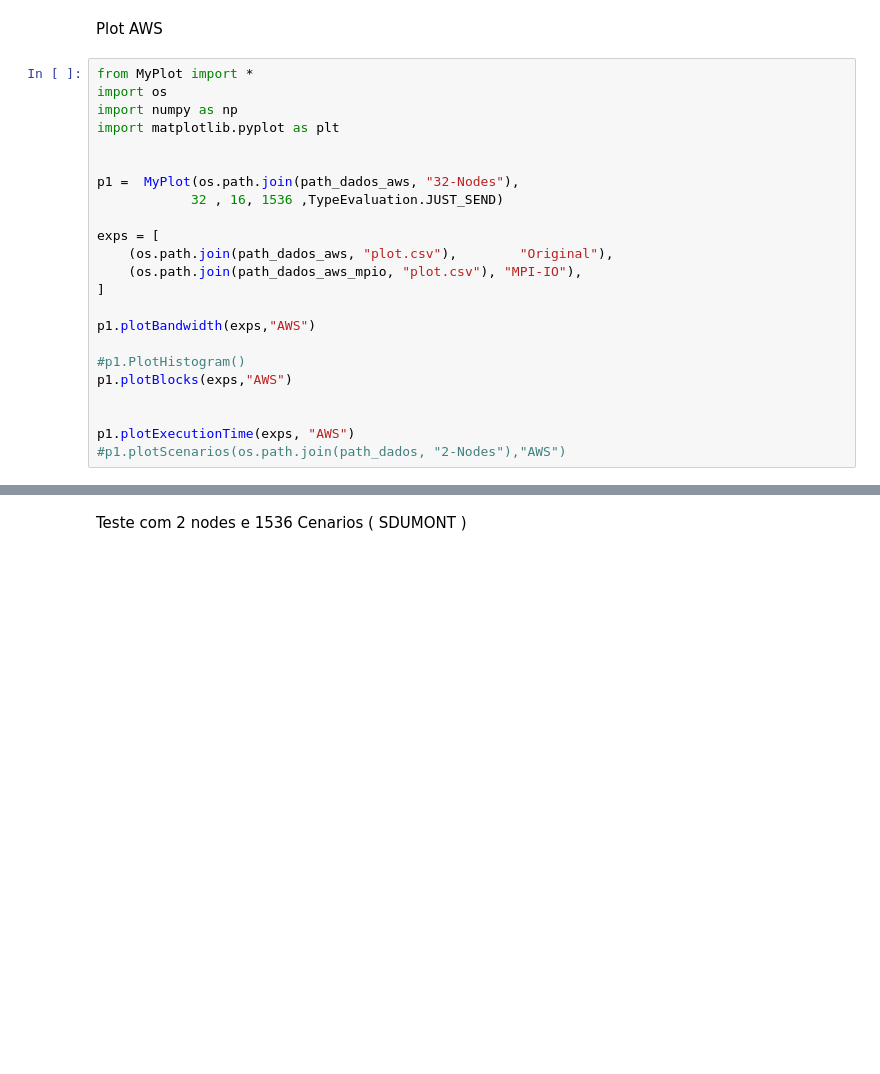
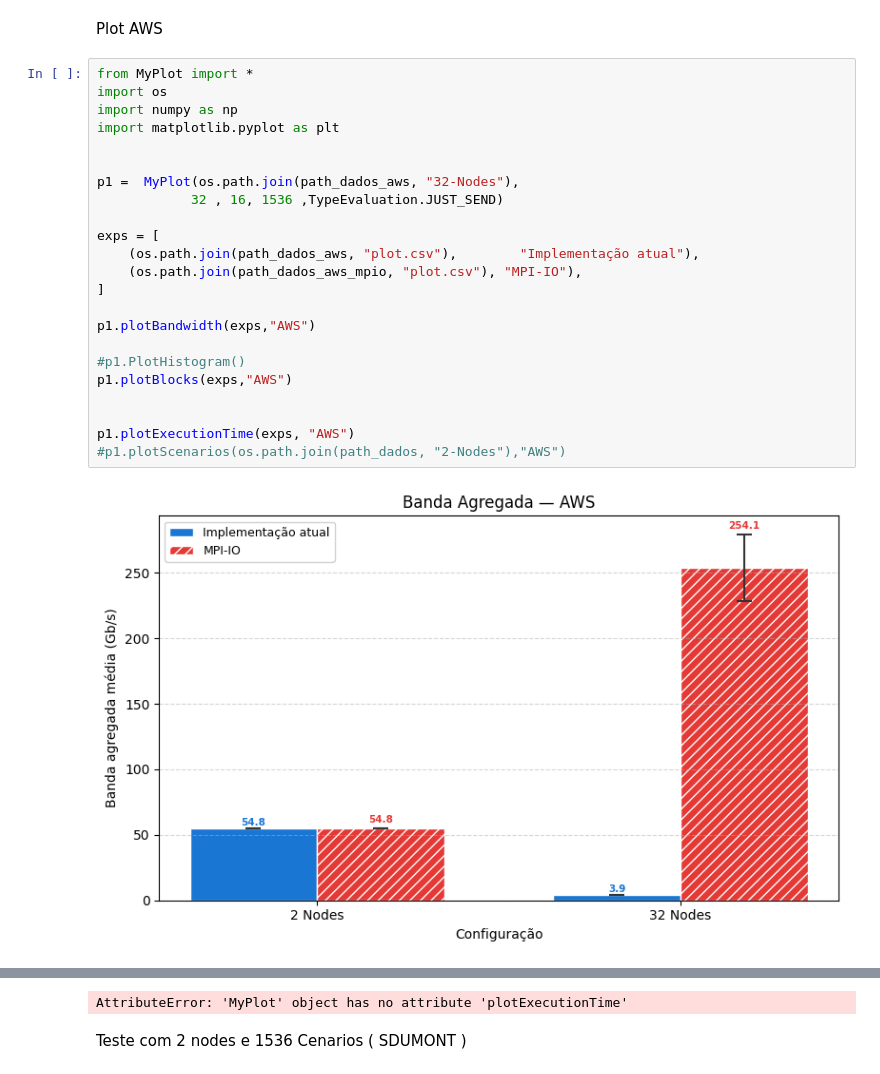
Before and after one commit to mbrcruz/PlotMPI, a Jupyter notebook: PlotResults/PlotResults.ipynb, the cells around one changed output, grey strips where cells are left out. Saved outputs shown, nothing was run; the diff lists cells and outputs as text; blank space fills up the shorter version.

```diff
--- a/PlotResults/PlotResults.ipynb
+++ b/PlotResults/PlotResults.ipynb
@@ -117,23 +117,25 @@ Plot AWS
 # %%
 from MyPlot import *
 import os
 import numpy as np
 import matplotlib.pyplot as plt
 
 
 p1 =  MyPlot(os.path.join(path_dados_aws, "32-Nodes"),
             32 , 16, 1536 ,TypeEvaluation.JUST_SEND)
 
 exps = [
-    (os.path.join(path_dados_aws, "plot.csv"),        "Original"),
+    (os.path.join(path_dados_aws, "plot.csv"),        "Implementação atual"),
     (os.path.join(path_dados_aws_mpio, "plot.csv"), "MPI-IO"),
 ]
 
 p1.plotBandwidth(exps,"AWS")
 
 #p1.PlotHistogram()
 p1.plotBlocks(exps,"AWS")
 
 
 p1.plotExecutionTime(exps, "AWS")
 #p1.plotScenarios(os.path.join(path_dados, "2-Nodes"),"AWS")
+# %% [output]
+[figure, added]
@@ -140,3 +143,4 @@ p1.plotExecutionTime(exps, "AWS")
+AttributeError: 'MyPlot' object has no attribute 'plotExecutionTime'
 # %% [markdown]
 Teste com 2 nodes e 1536 Cenarios ( SDUMONT )
 # %%
```
Also changed, not shown: parts of 3 cells of this notebook.
